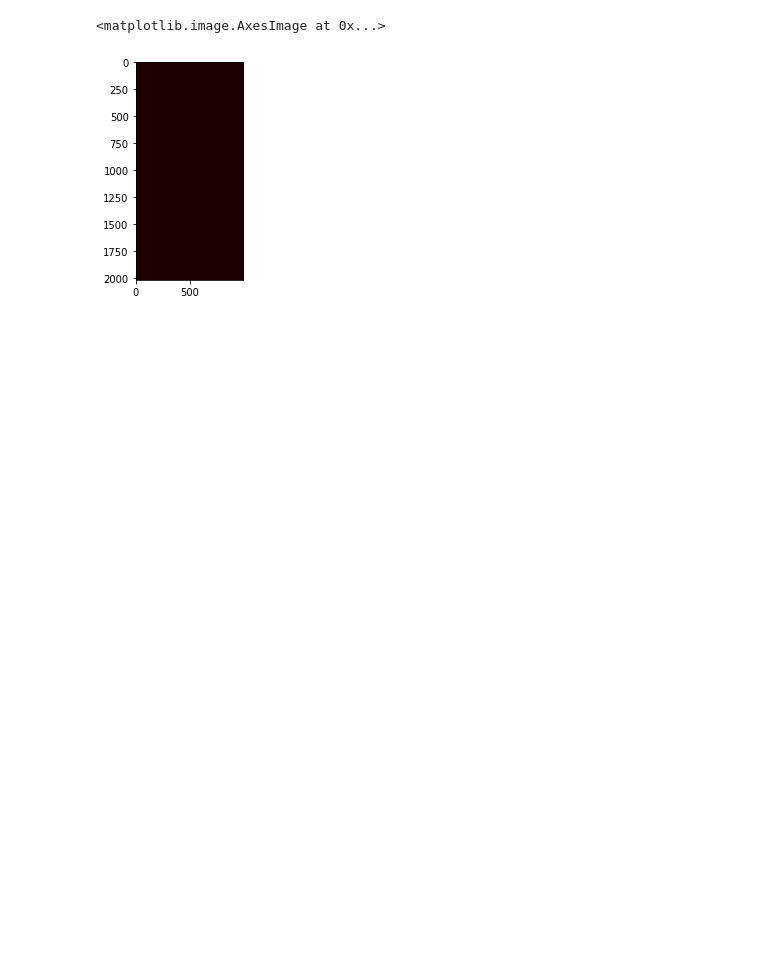
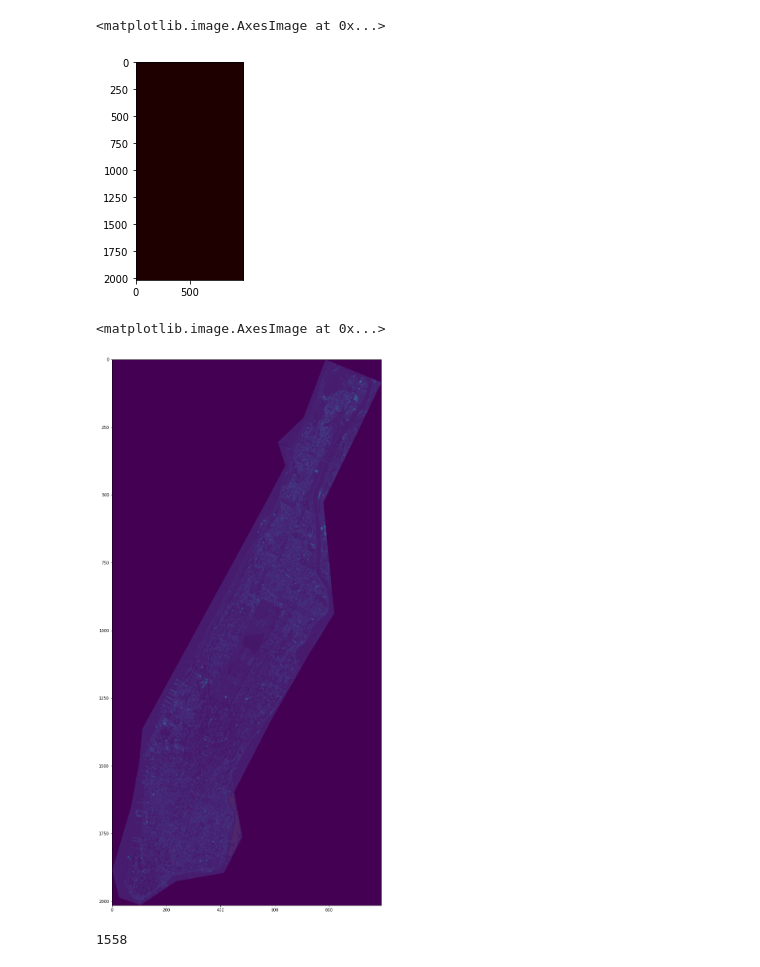
Before and after one commit to nkasmanoff/nyc-sentinel, a Jupyter notebook: Sentinel Data Download Walkthrough.ipynb, the cells around one changed output. Cells and saved outputs as stored; diff of their text form; code cells hidden in the pictures; blank space fills up the shorter version.

```diff
--- a/Sentinel Data Download Walkthrough.ipynb
+++ b/Sentinel Data Download Walkthrough.ipynb
@@ -154,0 +212,26 @@ plt.imshow(rasters[1][0] - rasters[1][0] ,cmap='pink')
+# %%
+(score, diff) = structural_similarity(first.mean(axis=0), second.mean(axis=0), full=True)
+
+diff[diff > .75] = 1
+
+diff = (diff * 255).astype("uint8")
+diff_box = cv2.merge([diff, diff, diff])
+
+# Threshold the difference image, followed by finding contours to
+# obtain the regions of the two input images that differ
+thresh = cv2.threshold(diff, 0, 255, cv2.THRESH_BINARY_INV | cv2.THRESH_OTSU)[1]
+contours = cv2.findContours(thresh, cv2.RETR_EXTERNAL, cv2.CHAIN_APPROX_SIMPLE)
+contours = contours[0] if len(contours) == 2 else contours[1]
+
+mask = np.zeros(img_avg.shape, dtype='uint8')
+for c in contours:
+    area = cv2.contourArea(c)
+    if 2000 < area < 4000:
+        cv2.drawContours(mask, [c], 0, (255,255,255), -1)
+        break
+plt.figure(figsize=(55,25))
+plt.imshow(second.mean(axis=0))
+plt.imshow(mask,alpha=.05)
+# %% [output]
+<matplotlib.image.AxesImage at 0x...>
+[figure, added]
@@ -154,0 +240,4 @@ plt.imshow(rasters[1][0] - rasters[1][0] ,cmap='pink')
+# %%
+contour_y
+# %% [output]
+1558
```
Also changed, not shown: parts of 23 cells of this notebook.
